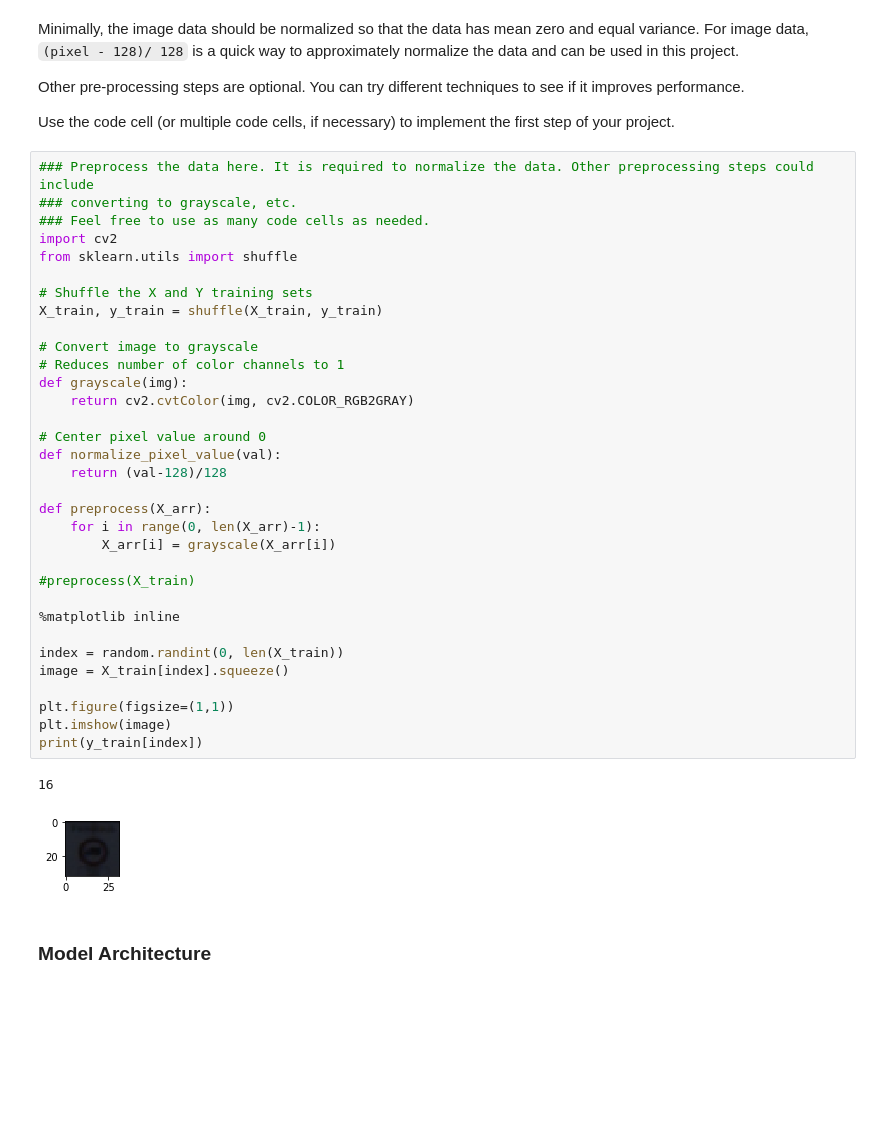
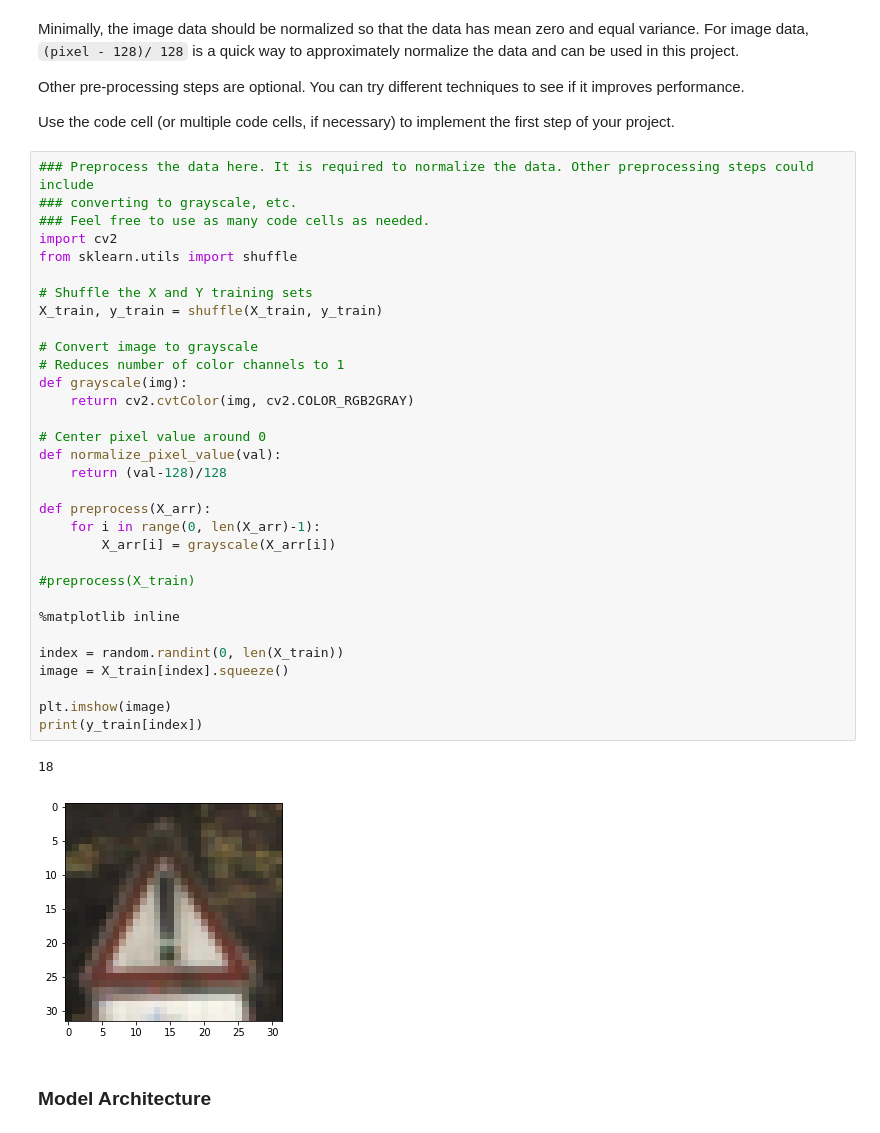
Before and after one commit to KyleARector/CarND-Traffic-Sign-Classifier-Project, a Jupyter notebook: Traffic_Sign_Classifier.ipynb, the cells around one changed output. Saved outputs shown, nothing was run; the diff lists cells and outputs as text; blank space fills up the shorter version.

Commit message:
fix: Allowing previewed images to display larger

```diff
--- a/Traffic_Sign_Classifier.ipynb
+++ b/Traffic_Sign_Classifier.ipynb
@@ -174,36 +173,35 @@ Use the code cell (or multiple code cells, if necessary) to implement the first
 ### Feel free to use as many code cells as needed.
 import cv2
 from sklearn.utils import shuffle
 
 # Shuffle the X and Y training sets
 X_train, y_train = shuffle(X_train, y_train)
 
 # Convert image to grayscale
 # Reduces number of color channels to 1
 def grayscale(img):
     return cv2.cvtColor(img, cv2.COLOR_RGB2GRAY)
 
 # Center pixel value around 0
 def normalize_pixel_value(val):
     return (val-128)/128
 
 def preprocess(X_arr):
     for i in range(0, len(X_arr)-1):
         X_arr[i] = grayscale(X_arr[i])
 
 #preprocess(X_train)
 
 %matplotlib inline
 
 index = random.randint(0, len(X_train))
 image = X_train[index].squeeze()
 
-plt.figure(figsize=(1,1))
 plt.imshow(image)
 print(y_train[index])
 # %% [output]
-16
+18
-[figure, old version]
+[figure, new version]
 # %% [markdown]
 ### Model Architecture
 # %%
```
Also changed, not shown: parts of 1 cell of this notebook.
